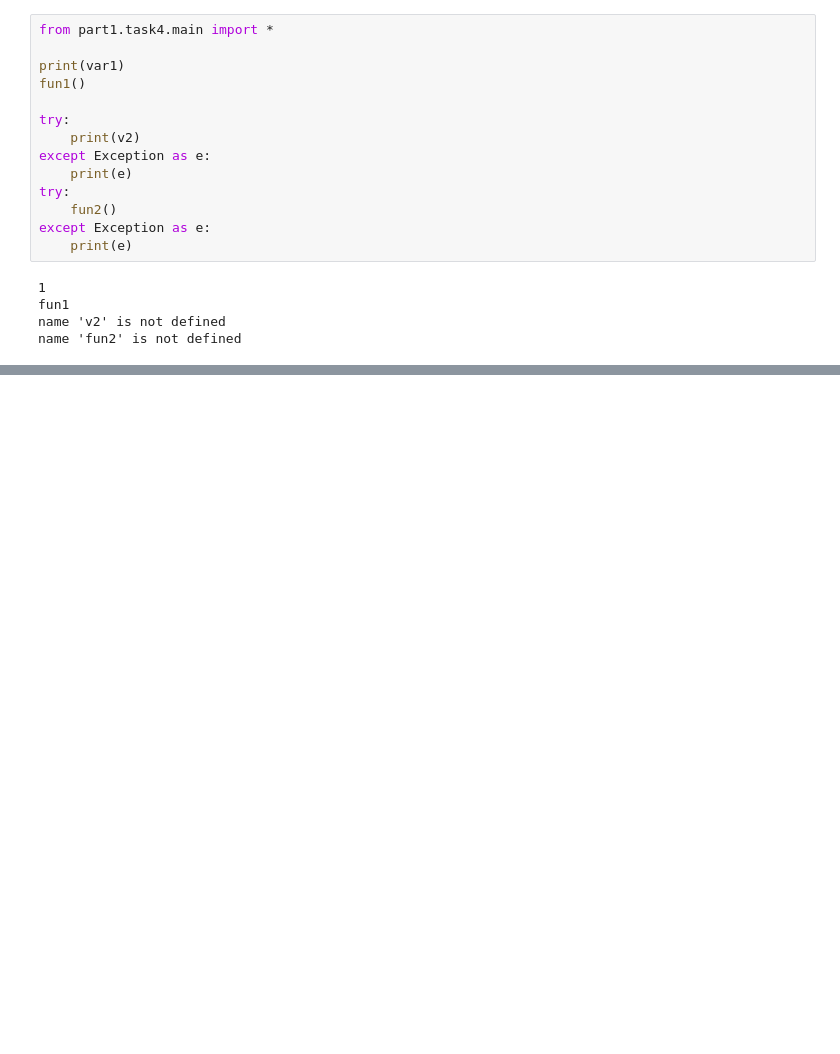
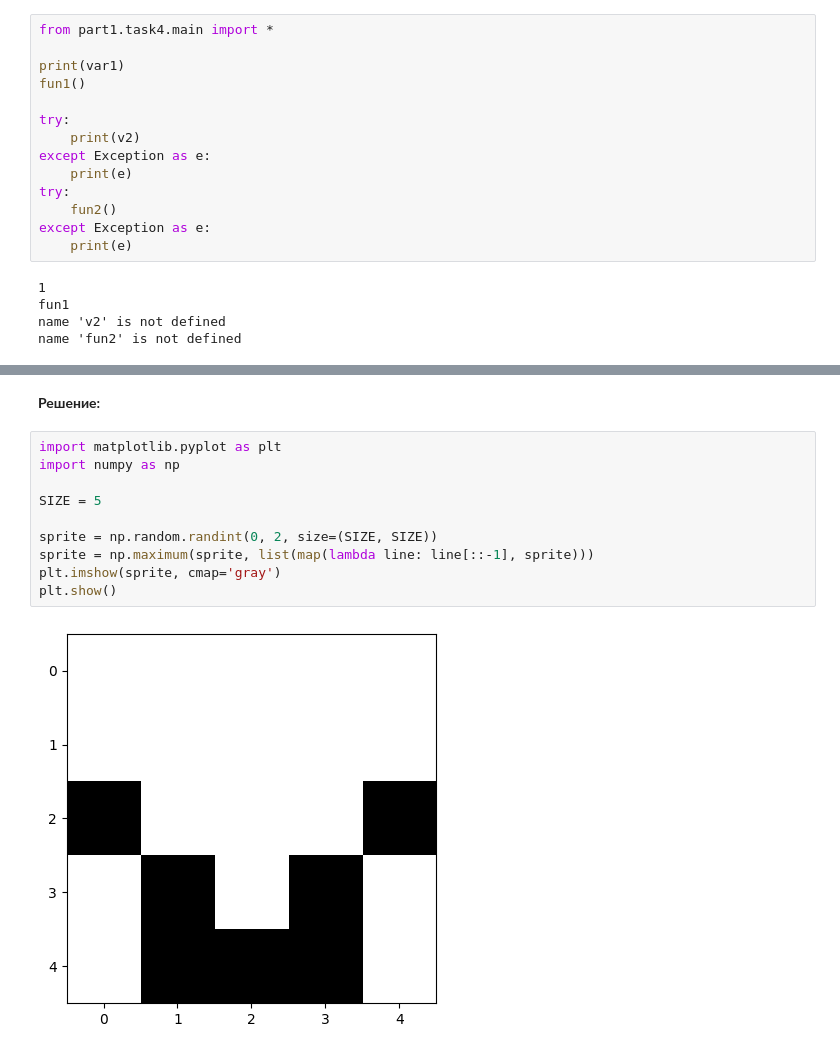
Before and after one commit to Gribbirg/python-practice, a Jupyter notebook: myworks/practice/pract3/sol3.ipynb, the cells around one changed output, grey strips where cells are left out. Drawn from its saved outputs; the diff is of its cells as text; blank space fills up the shorter version.

```diff
--- a/myworks/practice/pract3/sol3.ipynb
+++ b/myworks/practice/pract3/sol3.ipynb
@@ -153,0 +164,14 @@ name 'fun2' is not defined
+# %% [markdown]
+**Решение:**
+# %%
+import matplotlib.pyplot as plt
+import numpy as np
+
+SIZE = 5
+
+sprite = np.random.randint(0, 2, size=(SIZE, SIZE))
+sprite = np.maximum(sprite, list(map(lambda line: line[::-1], sprite)))
+plt.imshow(sprite, cmap='gray')
+plt.show()
+# %% [output]
+[figure, added]
```
Also changed, not shown: parts of 22 cells of this notebook, 3 other files.
